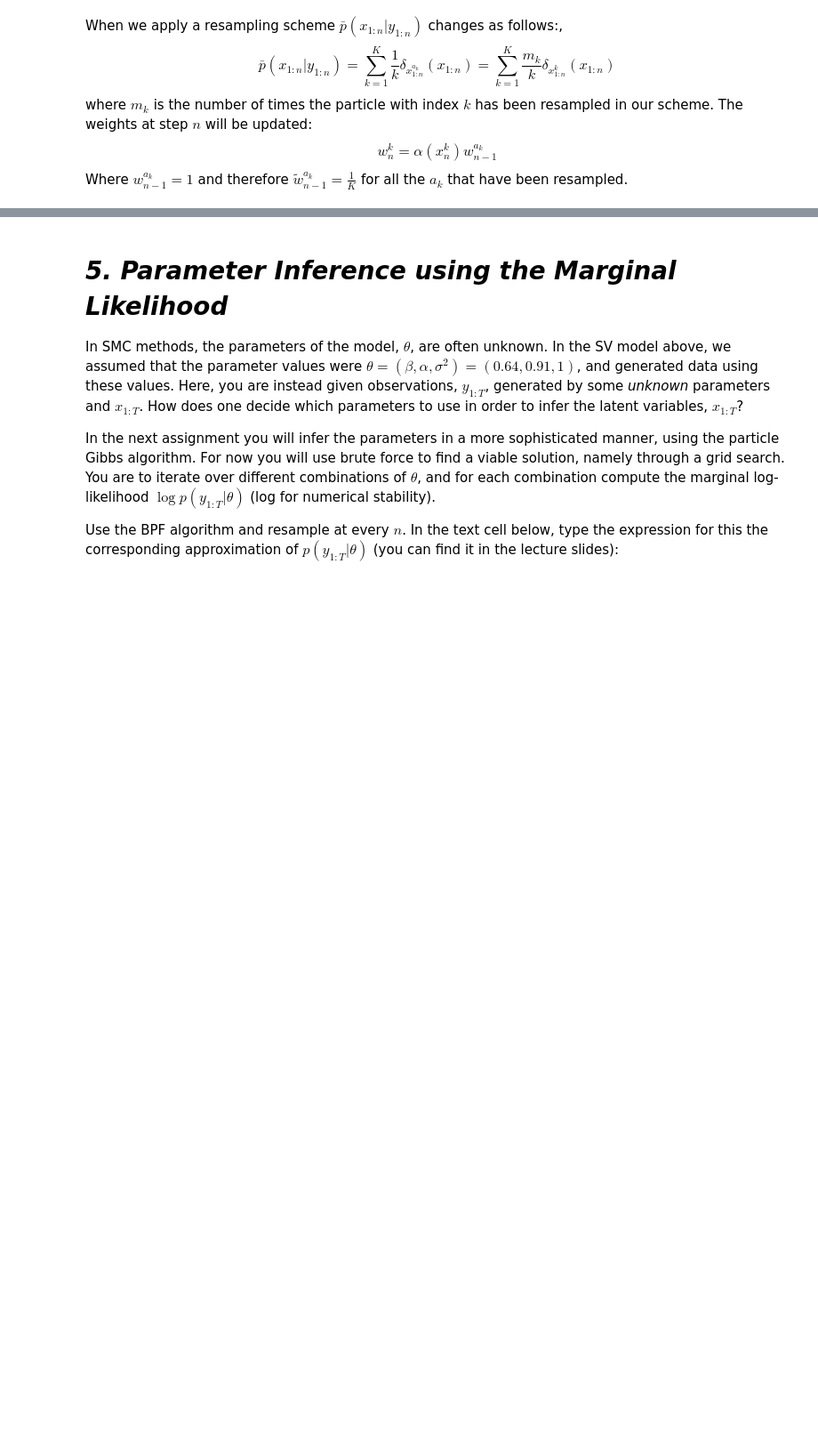
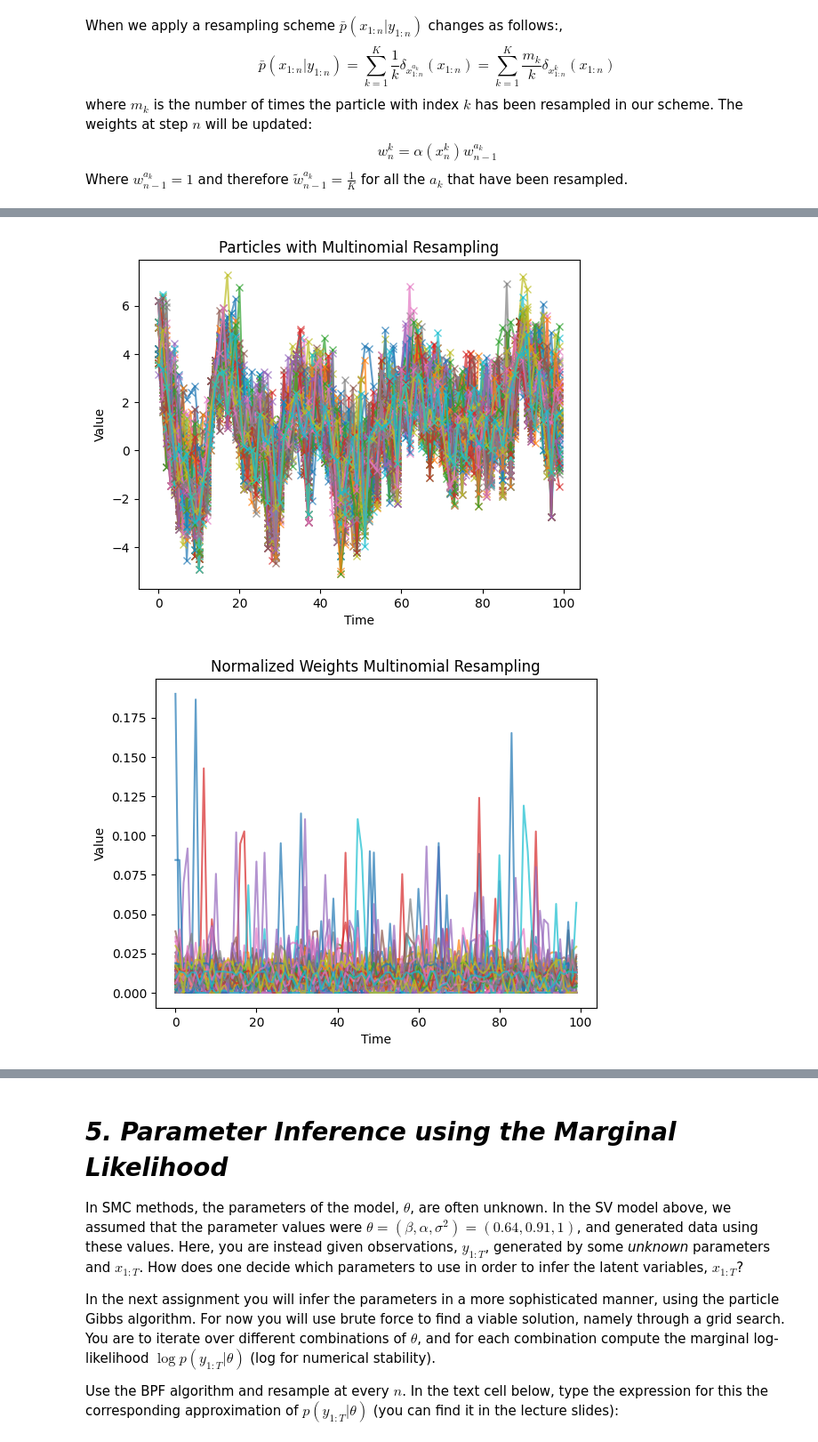
Before and after one commit to leonardodeclara/DD2447-Statistical-Methods-in-Applied-Computer-Science, a Jupyter notebook: Assignment_3/assignment3.ipynb, the cells around one changed output, grey strips where cells are left out. Shown at 89% size. Saved outputs shown, nothing was run; the diff lists cells and outputs as text; code cells hidden in the pictures; blank space fills up the shorter version.

```diff
--- a/Assignment_3/assignment3.ipynb
+++ b/Assignment_3/assignment3.ipynb
@@ -494,0 +426,16 @@ IndexError: index 100 is out of bounds for axis 0 with size 100
+# %%
+K = 100
+T = 100
+beta_param =0.64
+alpha_param = 0.91
+sigma_param = 1
+x_bpf_s,w_bpf_s, w_normalized_bpf_s = bpf(K=K,T=T,alpha_param=alpha_param,
+                                                              sigma_param=sigma_param,beta_param=beta_param,x_true=x,y_true=y,
+                                                              resampling_scheme=stratified)
+
+# Plot the particles, the samples and the estimate
+
+plotting_function(K, x_bpf_s, w_normalized_bpf_s)
+# %% [output]
+[figure, added]
+[figure, added]
```
Also changed, not shown: parts of 10 cells of this notebook.
